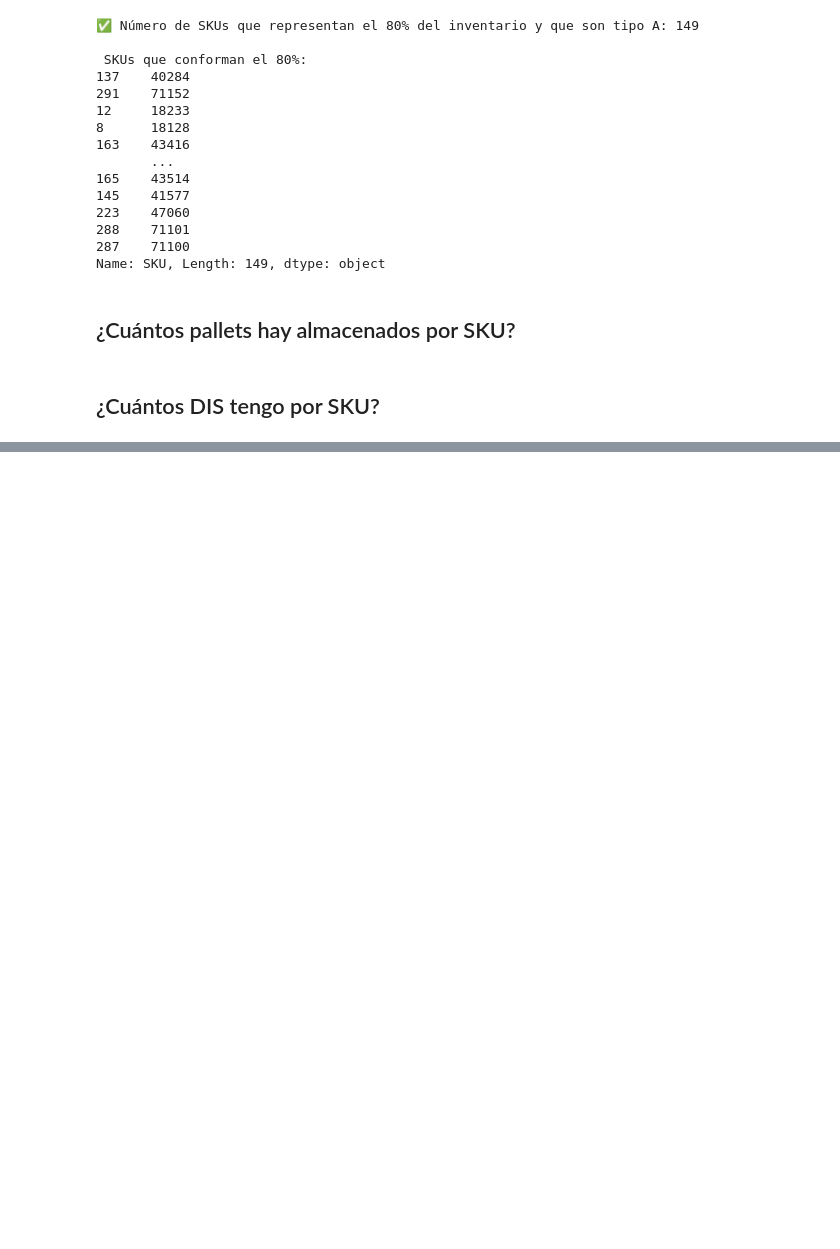
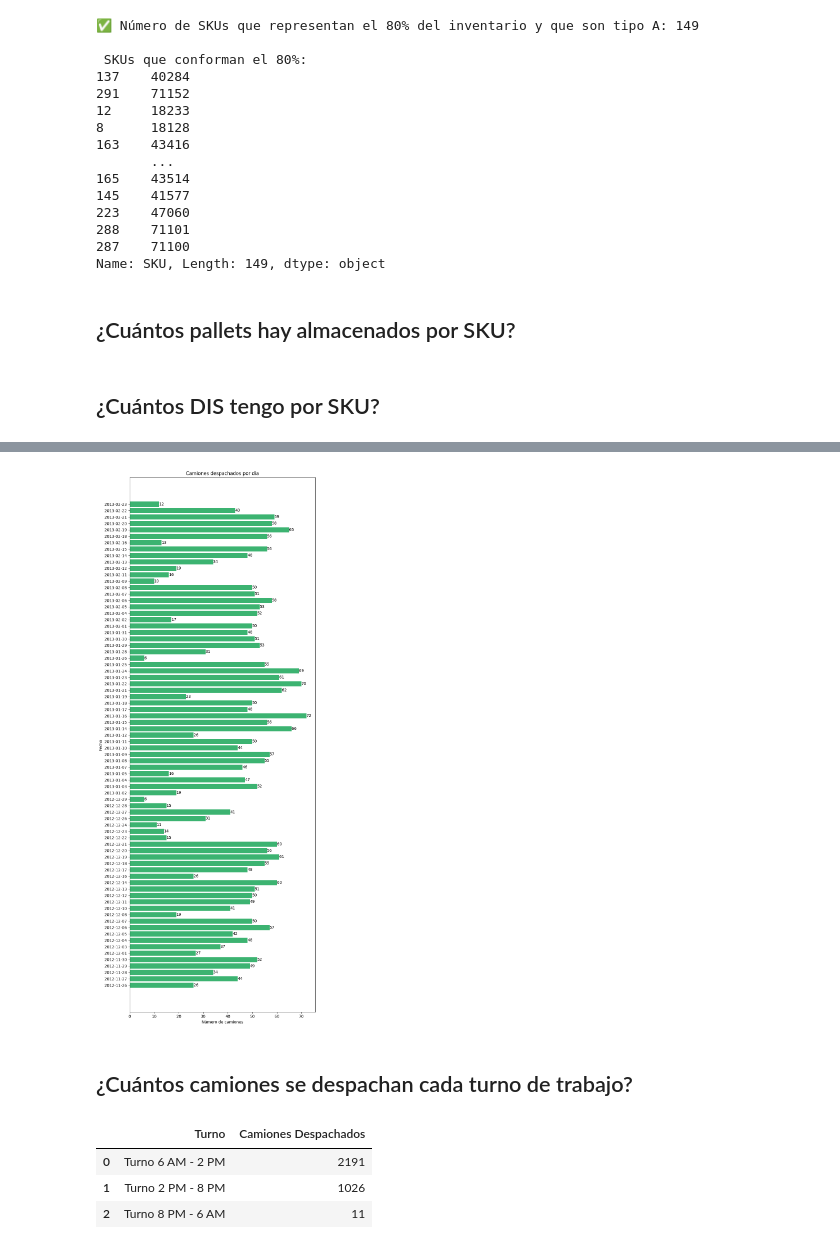
Before and after one commit to ValentinaJimenezTorres/CA_inventarios, a Jupyter notebook: b_exploracion_limpieza.ipynb, the cells around one changed output, grey strips where cells are left out. Saved outputs shown, nothing was run; the diff lists cells and outputs as text; code cells hidden in the pictures; blank space fills up the shorter version.

```diff
--- a/b_exploracion_limpieza.ipynb
+++ b/b_exploracion_limpieza.ipynb
@@ -248,0 +400,5 @@ print(popularidad_C['SKU'])
+# %%
+# Contar cuántos Transportes únicos hay por cada dia
+df_despachados_por_dia = df_salidas.groupby('Dia')['Transporte'].nunique().reset_index()
+df_despachados_por_dia.columns = ['Dia', 'Camiones Despachados']
+df_despachados_por_dia
@@ -248,0 +419,24 @@ print(popularidad_C['SKU'])
+# %%
+plt.figure(figsize=(8, 20))
+bars = plt.barh(df_despachados_por_dia['Dia'].astype(str), df_despachados_por_dia['Camiones Despachados'], color='mediumseagreen')
+
+# Agregar los valores a la derecha de cada barra
+for bar in bars:
+    plt.text(
+        bar.get_width(),  # Posición en el eje X
+        bar.get_y() + bar.get_height() / 2,  # Posición en el eje Y (centro de la barra)
+        str(bar.get_width()),  # El valor de la barra
+        va='center',  # Alineación vertical (centrado)
+        ha='left',  # Alineación horizontal (a la izquierda)
+        color='black')  # Color del texto
+
+plt.title('Camiones despachados por día')
+plt.xlabel('Número de camiones')
+plt.ylabel('Fecha')
+
+plt.tight_layout()
+plt.show()
+# %% [output]
+[figure, added]
+# %% [markdown]
+## ¿Cuántos camiones se despachan cada turno de trabajo?
@@ -248,0 +446,26 @@ print(popularidad_C['SKU'])
+# %%
+# Contar camiones por turno
+despachados_turno1 = df_salidas[
+    (df_salidas['Hora'].dt.hour >= 6) &
+    (df_salidas['Hora'].dt.hour < 14)]['Transporte'].nunique()
+
+despachados_turno2 = df_salidas[
+    (df_salidas['Hora'].dt.hour >= 14) &
+    (df_salidas['Hora'].dt.hour <= 20)]['Transporte'].nunique()
+
+despachados_turno3 = df_salidas[
+    (df_salidas['Hora'].dt.hour > 20) |
+    (df_salidas['Hora'].dt.hour < 6)]['Transporte'].nunique()
+
+# Crear la tabla
+df_turnos_despachados = pd.DataFrame({
+    'Turno': ['Turno 6 AM - 2 PM', 'Turno 2 PM - 8 PM', 'Turno 8 PM - 6 AM'],
+    'Camiones Despachados': [despachados_turno1, despachados_turno2, despachados_turno3]})
+
+# Mostrar la tablita
+df_turnos_despachados
+# %% [output]
+|  | Turno | Camiones Despachados |
+| 0 | Turno 6 AM - 2 PM | 2191 |
+| 1 | Turno 2 PM - 8 PM | 1026 |
+| 2 | Turno 8 PM - 6 AM | 11 |
```
Also changed, not shown: parts of 25 cells of this notebook.
